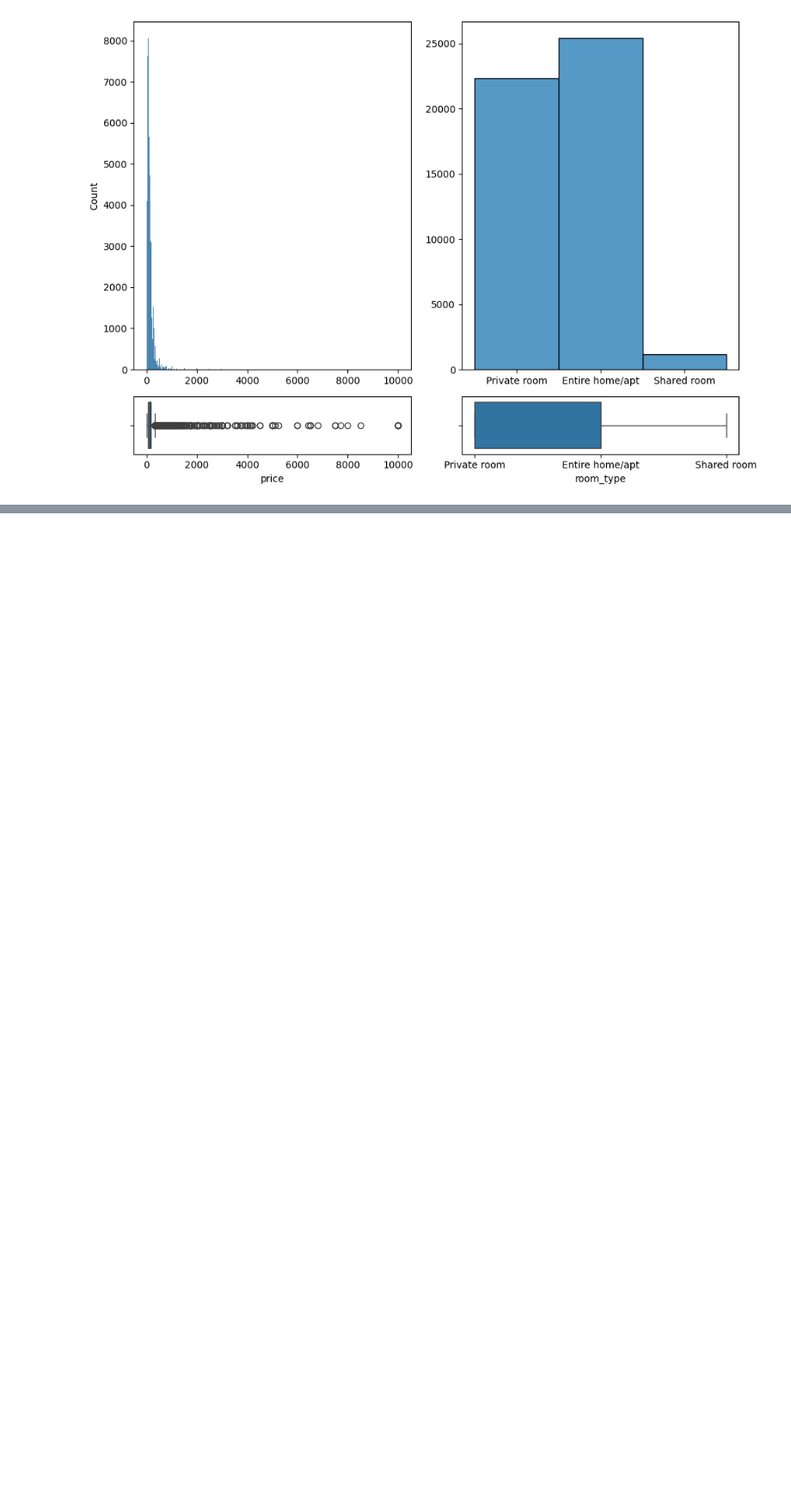
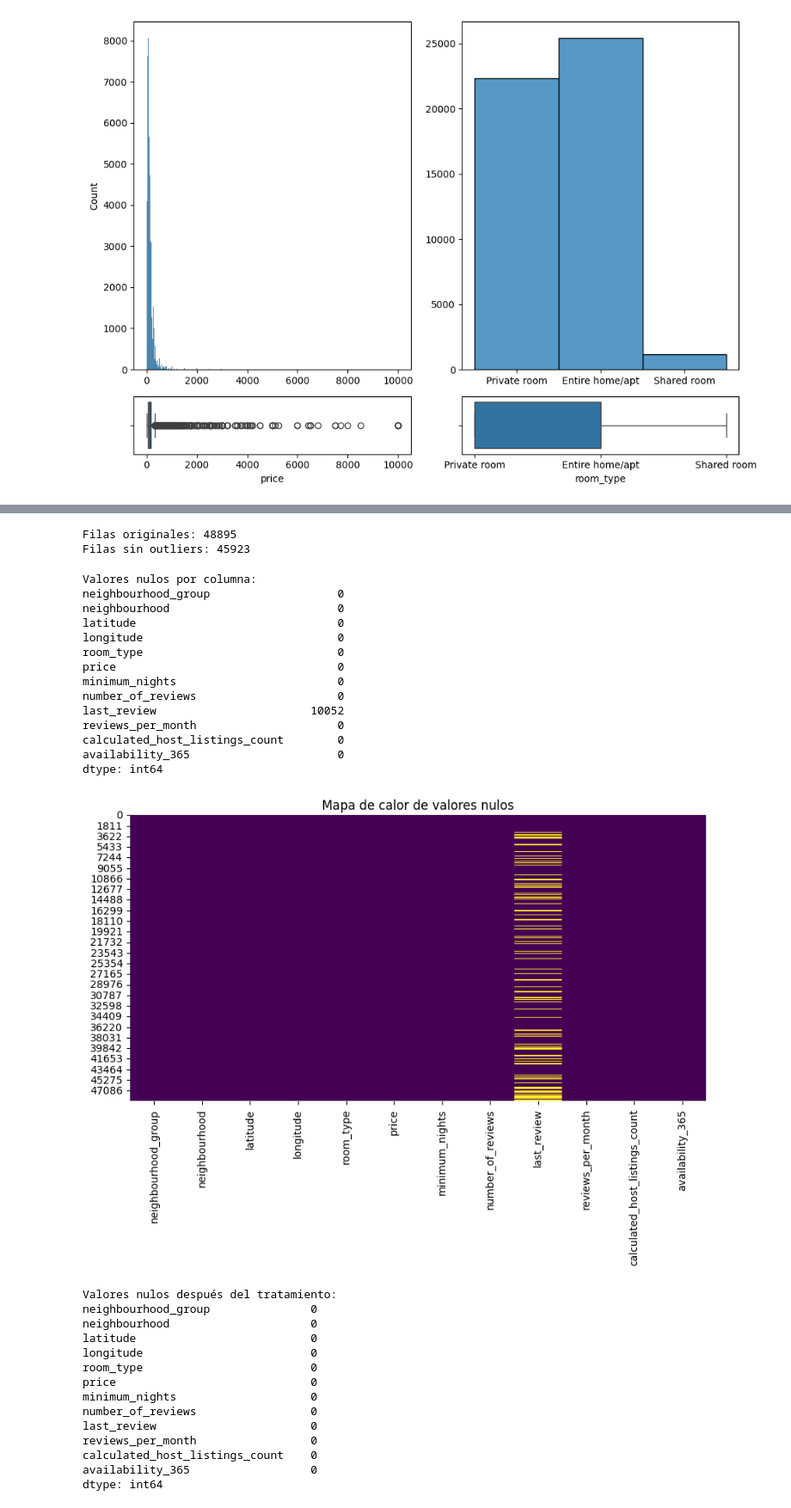
Before and after one commit to 4GeeksAcademy/infoasir20-intro-ml, a Jupyter notebook: eda-airbnb-ny.ipynb, the cells around one changed output, grey strips where cells are left out. Shown: that part at 86% size. Drawn from its saved outputs; the diff is of its cells as text; code cells hidden in the pictures; blank space fills up the shorter version.

```diff
--- a/eda-airbnb-ny.ipynb
+++ b/eda-airbnb-ny.ipynb
@@ -317,0 +233,79 @@ plt.show()
+# %%
+# Detectar y eliminar outliers en la columna 'price' usando el método IQR
+
+Q1 = df['price'].quantile(0.25)
+Q3 = df['price'].quantile(0.75)
+IQR = Q3 - Q1
+
+# Definimos los límites inferior y superior
+limite_inferior = Q1 - 1.5 * IQR
+limite_superior = Q3 + 1.5 * IQR
+
+# Filtramos el DataFrame para quedarnos solo con los valores dentro de los límites
+df_sin_outliers = df[(df['price'] >= limite_inferior) & (df['price'] <= limite_superior)]
+
+print(f"Filas originales: {df.shape[0]}")
+print(f"Filas sin outliers: {df_sin_outliers.shape[0]}")
+# %% [output]
+Filas originales: 48895
+Filas sin outliers: 45923
+# %%
+
+# Análisis de valores faltantes
+
+# 1. Ver cuántos valores nulos hay por columna
+print("Valores nulos por columna:")
+print(df.isnull().sum())
+
+# 2. Visualización rápida de los nulos
+import seaborn as sns
+import matplotlib.pyplot as plt
+
+plt.figure(figsize=(10,5))
+sns.heatmap(df.isnull(), cbar=False, cmap="viridis")
+plt.title("Mapa de calor de valores nulos")
+plt.show()
+
+# 3. Decisiones: ejemplo de rellenar y eliminar
+# Rellenar valores nulos en 'reviews_per_month' con 0
+df['reviews_per_month'] = df['reviews_per_month'].fillna(0)
+
+# Eliminar filas donde 'last_review' es nulo (si es importante para el análisis)
+df = df.dropna(subset=['last_review'])
+
+# Si hay columnas con muchos nulos y no aportan, se pueden eliminar:
+# df = df.drop(columns=['columna_con_muchos_nulos'])
+
+# Comprobamos nuevamente los nulos
+print("Valores nulos después del tratamiento:")
+print(df.isnull().sum())
+# %% [output]
+Valores nulos por columna:
+neighbourhood_group                   0
+neighbourhood                         0
+latitude                              0
+longitude                             0
+room_type                             0
+price                                 0
+minimum_nights                        0
+number_of_reviews                     0
+last_review                       10052
+reviews_per_month                     0
+calculated_host_listings_count        0
+availability_365                      0
+dtype: int64
+[figure, added]
+Valores nulos después del tratamiento:
+neighbourhood_group               0
+neighbourhood                     0
+latitude                          0
+longitude                         0
+room_type                         0
+price                             0
+minimum_nights                    0
+number_of_reviews                 0
+last_review                       0
+reviews_per_month                 0
+calculated_host_listings_count    0
+availability_365                  0
+dtype: int64
```
Also changed, not shown: parts of 10 cells of this notebook.
